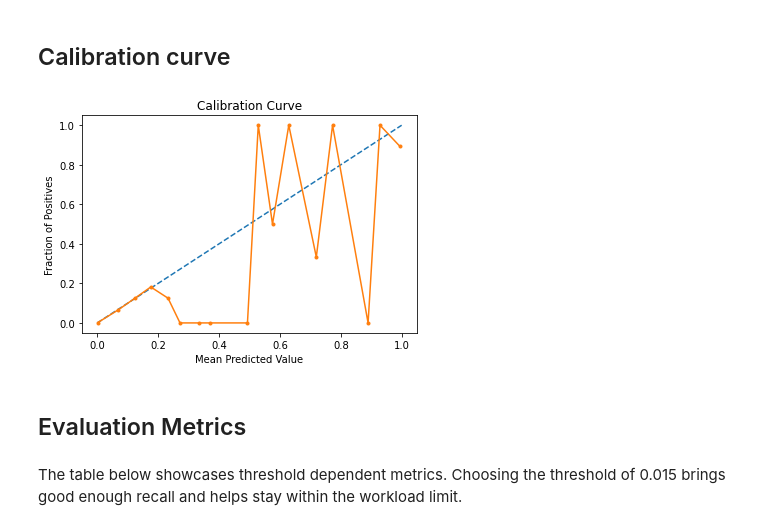
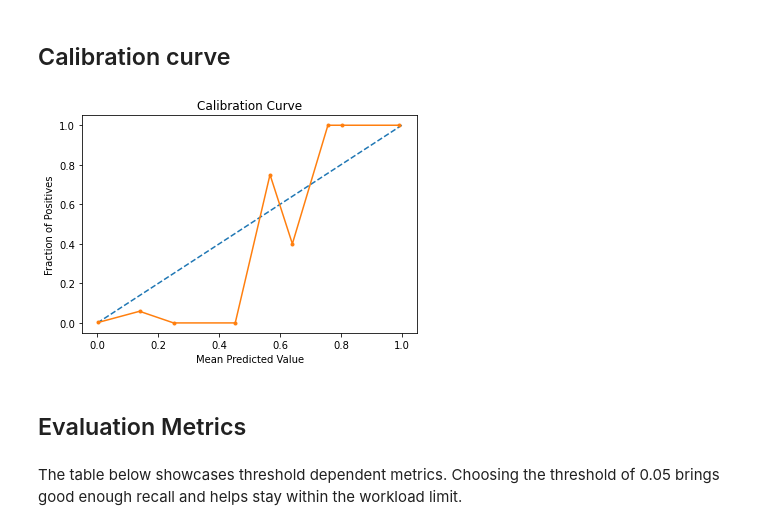
Before and after one commit to Ruta8/fraud_detection, a Jupyter notebook: analysis.ipynb, the cells around one changed output. Saved outputs shown, nothing was run; the diff lists cells and outputs as text; code cells hidden in the pictures.

```diff
--- a/analysis.ipynb
+++ b/analysis.ipynb
@@ -155,22 +155,21 @@ fig.show()
 # %%
 fop, mpv = calibration_curve(
     test_with_predictions.label,
     test_with_predictions.fraud_probability,
-    n_bins=20,
-    normalize=True,
-)
+    n_bins=10,
+    normalize=True)
 plt.plot([0, 1], [0, 1], linestyle="--")
 plt.plot(mpv, fop, marker=".")
 plt.title("Calibration Curve")
 plt.xlabel("Mean Predicted Value")
 plt.ylabel("Fraction of Positives")
 plt.show()
 # %% [output]
-[figure, old version]
+[figure, new version]
 # %% [markdown]
 ## Evaluation Metrics
 # %% [markdown]
-The table below showcases threshold dependent metrics. Choosing the threshold of 0.015 brings good enough recall and helps stay within the workload limit.
+The table below showcases threshold dependent metrics. Choosing the threshold of 0.05 brings good enough recall and helps stay within the workload limit.
 # %%
 evaluation_metrics_df
 # %% [output]
```
Also changed, not shown: parts of 1 cell of this notebook, 8 other files.
